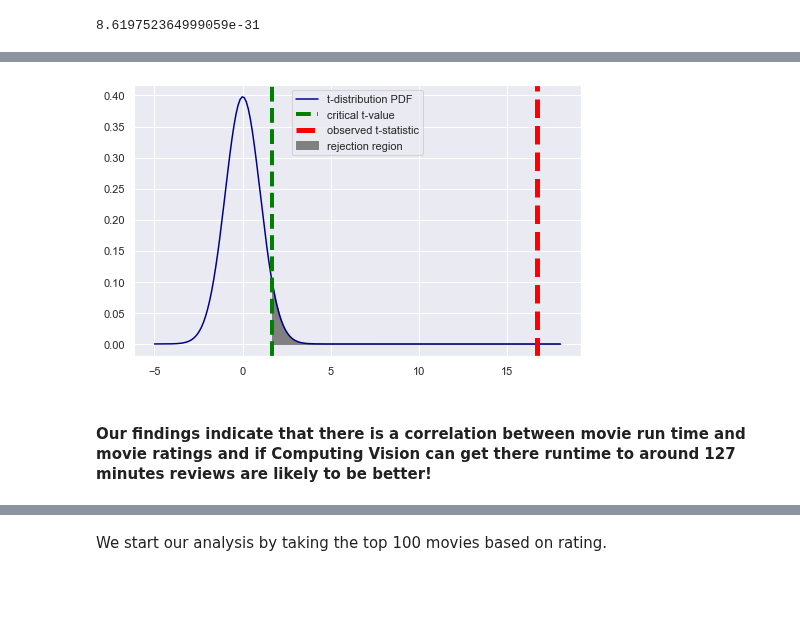
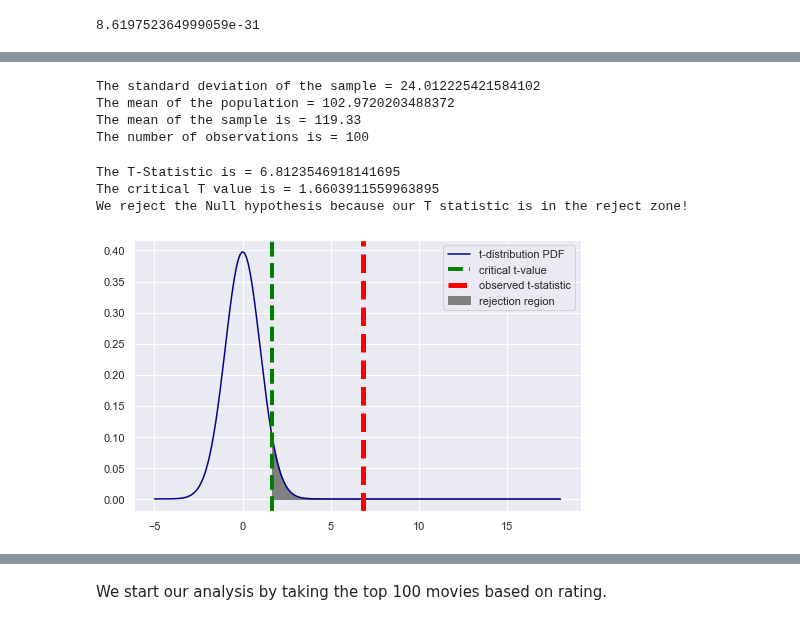
Before and after one commit to reboyce/Gilbert-Team-Repo, a Jupyter notebook: Notebooks/Final Notebook.ipynb, the cells around one changed output, grey strips where cells are left out. Drawn from its saved outputs; the diff is of its cells as text; code cells hidden in the pictures; blank space fills up the shorter version.

```diff
--- a/Notebooks/Final Notebook.ipynb
+++ b/Notebooks/Final Notebook.ipynb
@@ -13 +51,16 @@ from math import sqrt
+# %%
+budgets['production_budget'] = budgets['production_budget'].str.replace('$','')
+budgets['domestic_gross'] = budgets['domestic_gross'].str.replace('$','')
+budgets['worldwide_gross'] = budgets['worldwide_gross'].str.replace('$','')
+budgets['production_budget'] = budgets['production_budget'].str.replace(',','')
+budgets['domestic_gross'] = budgets['domestic_gross'].str.replace(',','')
+budgets['worldwide_gross'] = budgets['worldwide_gross'].str.replace(',','')
+budgets = budgets.drop(columns=['id', 'release_date'])
+#Rename movie row to primary_title for consistency with previous tables
+budgets = budgets.rename(columns={'movie': 'primary_title'})
+budgets['production_budget'] = budgets['production_budget'].astype(float)
+budgets['domestic_gross'] = budgets['domestic_gross'].astype(float)
+budgets['worldwide_gross'] = budgets['worldwide_gross'].astype(float)
+net = budgets.worldwide_gross - budgets.production_budget
+budgets['net_revenue'] = net
 # %% [markdown]
@@ -242,0 +209,3 @@ p_value
+# %%
+second_suggestion = pd.merge(movie_info, budgets, how="inner", on='primary_title')
+second_suggestion.isnull().sum()
@@ -242,0 +228,5 @@ p_value
+# %%
+second_suggestion.dropna(axis=0, inplace=True)
+top_100_rev = second_suggestion.sort_values(by='net_revenue',axis=0, ascending=False).iloc[:100]
+top_100_runtime = top_100_rev['runtime_minutes']
+rev_movies = second_suggestion['runtime_minutes']
@@ -243,16 +253,42 @@ p_value
+# %%
+sd = np.std(top_100_runtime, ddof=1)
+mu = rev_movies.mean()
+x_bar = top_100_runtime.mean()
+n = 100
+df = 99
+alpha= 0.05
+print('The standard deviation of the sample =', sd)
+print('The mean of the population =', mu)
+print('The mean of the sample is =', x_bar)
+print('The number of observations is =', n)
+# %% [output]
+The standard deviation of the sample = 24.012225421584102
+The mean of the population = 102.9720203488372
+The mean of the sample is = 119.33
+The number of observations is = 100
 # %%
+t_stat= (x_bar -  mu)/(sd/np.sqrt(n))
+t_crit = st.t.ppf(1 - 0.05, df=99)
+print('The T-Statistic is =', t_stat)
+print('The critical T value is =', t_crit)
+if t_stat <= t_crit:
+    print('We fail to reject the Null hypothesis because our T statistic is less than the citical T value.')
+else:
+    print('We reject the Null hypothesis because our T statistic is in the reject zone!')
+
 fig, ax = plt.subplots(figsize=(8,5))
 
 x = np.linspace(-5, 18, 200)
 y = st.t.pdf(x, df, 0, 1)
 
 ax.plot(x, y, color='darkblue', label="t-distribution PDF")
 ax.axvline(t_crit,color='green',linestyle='--',lw=4,label='critical t-value')
 ax.fill_betweenx(y,x,t_crit,where=x > t_crit,color="gray",label="rejection region")
 ax.axvline(t_stat, color='Red', linestyle='--', lw=5,label='observed t-statistic')
 
 ax.legend();
 # %% [output]
+The T-Statistic is = 6.8123546918141695
+The critical T value is = 1.6603911559963895
+We reject the Null hypothesis because our T statistic is in the reject zone!
-[figure, old version]
+[figure, new version]
-# %% [markdown]
-#### Our findings indicate that there is a correlation between movie run time and movie ratings and if Computing Vision can get there runtime to around 127 minutes reviews are likely to be better!
```
Also changed, not shown: parts of 39 cells of this notebook.
